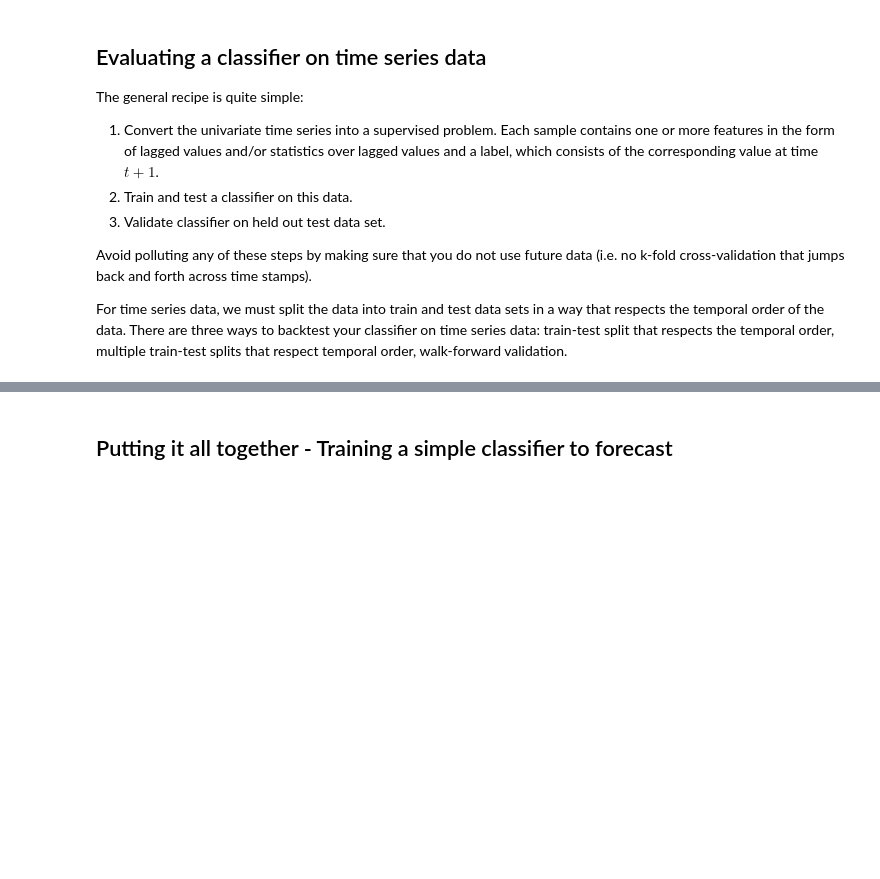
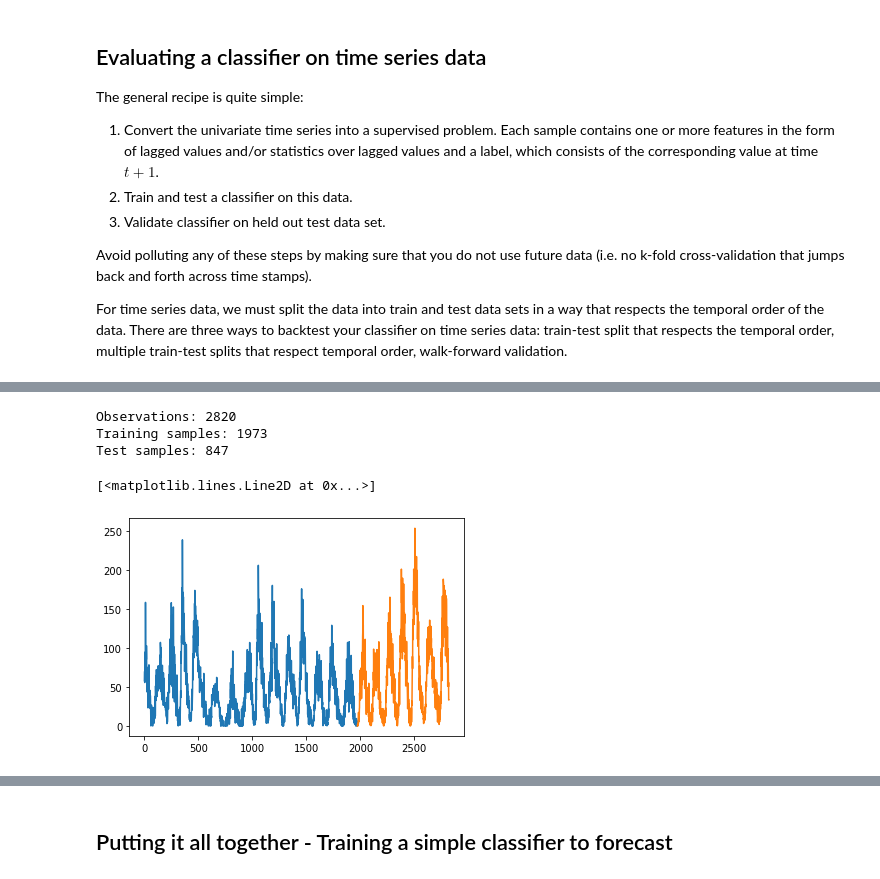
Before and after one commit to drbwa/timeserieseda, a Jupyter notebook: time-series-classification/ts-classification.ipynb, the cells around one changed output, grey strips where cells are left out. Drawn from its saved outputs; the diff is of its cells as text; code cells hidden in the pictures; blank space fills up the shorter version.

Commit message:
Add train-test and multi-split for ts data.

```diff
--- a/time-series-classification/ts-classification.ipynb
+++ b/time-series-classification/ts-classification.ipynb
@@ -250,0 +256,3 @@ For time series data, we must split the data into train and test data sets in a
+# %%
+sun_spots = pd.read_csv("data/monthly-sunspots.csv", header=0, index_col=0)
+sun_spots.head(7)
@@ -250,0 +269,16 @@ For time series data, we must split the data into train and test data sets in a
+# %%
+X = sun_spots.values
+# X[0:7]
+train_size = int(len(X) * 0.70)
+train, test = X[0:train_size], X[train_size:len(X)]
+print(f"Observations: {len(X)}")
+print(f"Training samples: {len(train)}")
+print(f"Test samples: {len(test)}")
+plt.plot(train)
+plt.plot([None for i in train] + [x for x in test])
+# %% [output]
+Observations: 2820
+Training samples: 1973
+Test samples: 847
+[<matplotlib.lines.Line2D at 0x...>]
+[figure, added]
```
Also changed, not shown: parts of 4 cells of this notebook.
